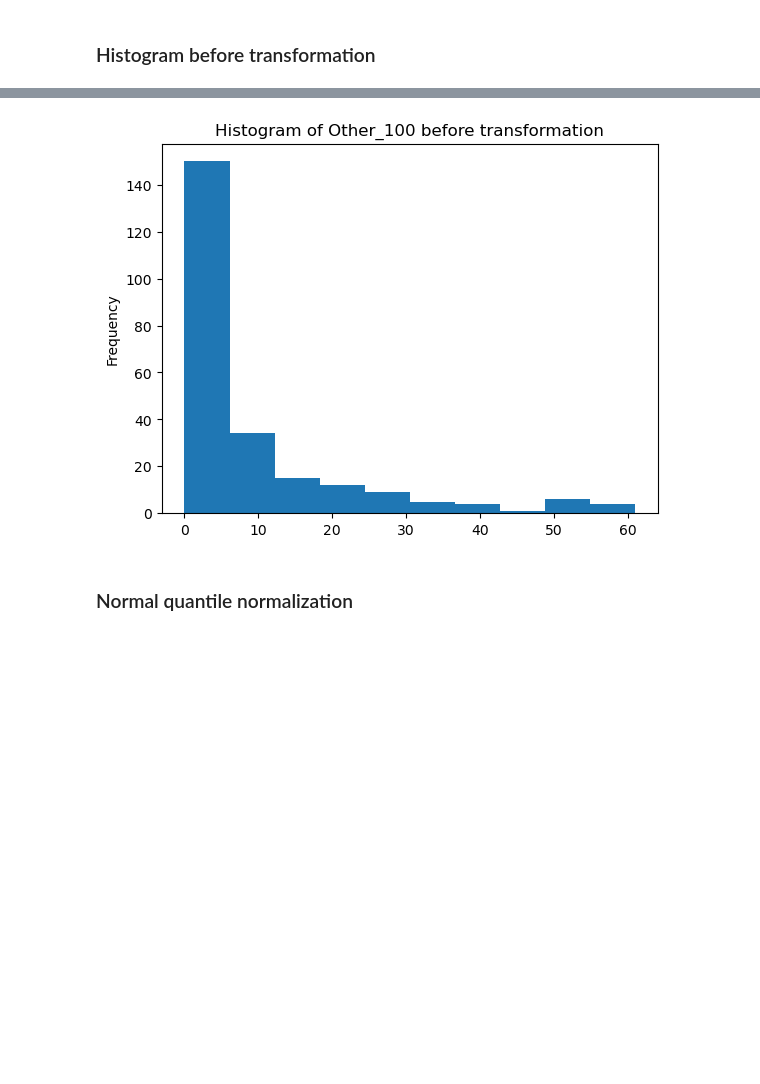
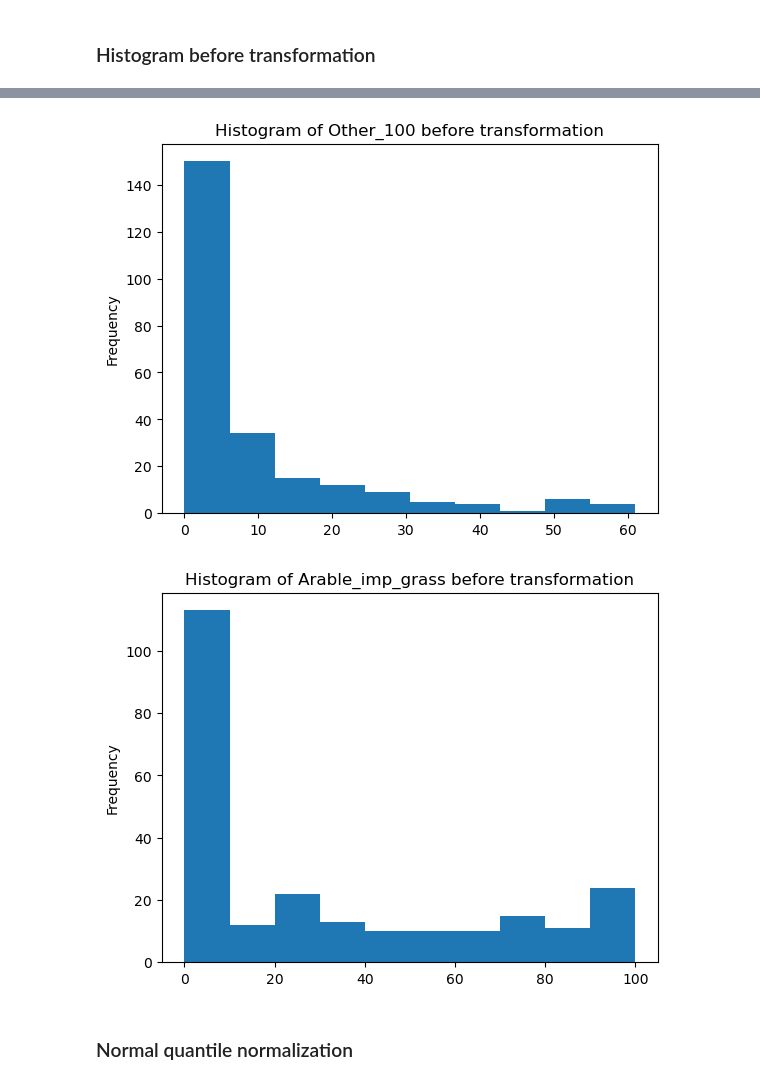
Before and after one commit to jingsday/ponderful_Scripts, a Jupyter notebook: ponderful_Scripts_random_forest/ponderful_Scripts_quantile_transformed_lu100.ipynb, the cells around one changed output, grey strips where cells are left out. Saved outputs shown, nothing was run; the diff lists cells and outputs as text; code cells hidden in the pictures; blank space fills up the shorter version.

```diff
--- a/ponderful_Scripts_random_forest/ponderful_Scripts_quantile_transformed_lu100.ipynb
+++ b/ponderful_Scripts_random_forest/ponderful_Scripts_quantile_transformed_lu100.ipynb
@@ -63,16 +65,17 @@ Phy_Che[['PondCode', 'Arable_100', 'Imp_grassland_100',
 ### Histogram before transformation
 # %%
 for i in Phy_Che[['Arable_100', 'Imp_grassland_100',
-       'Pasture_Open_nature_100', 'Forest_100', 'Other_100']]:
+       'Pasture_Open_nature_100', 'Forest_100', 'Other_100','Arable_imp_grass']]:
     fig = plt.figure()
     Phy_Che[i].plot.hist()
     plt.title(f'Histogram of {i} before transformation')
 # %% [output]
 [figure]
 [figure]
 [figure]
 [figure]
 [figure]
+[figure, added]
 # %% [markdown]
 ### Normal quantile normalization
 # %%
```
Also changed, not shown: parts of 6 cells of this notebook.
